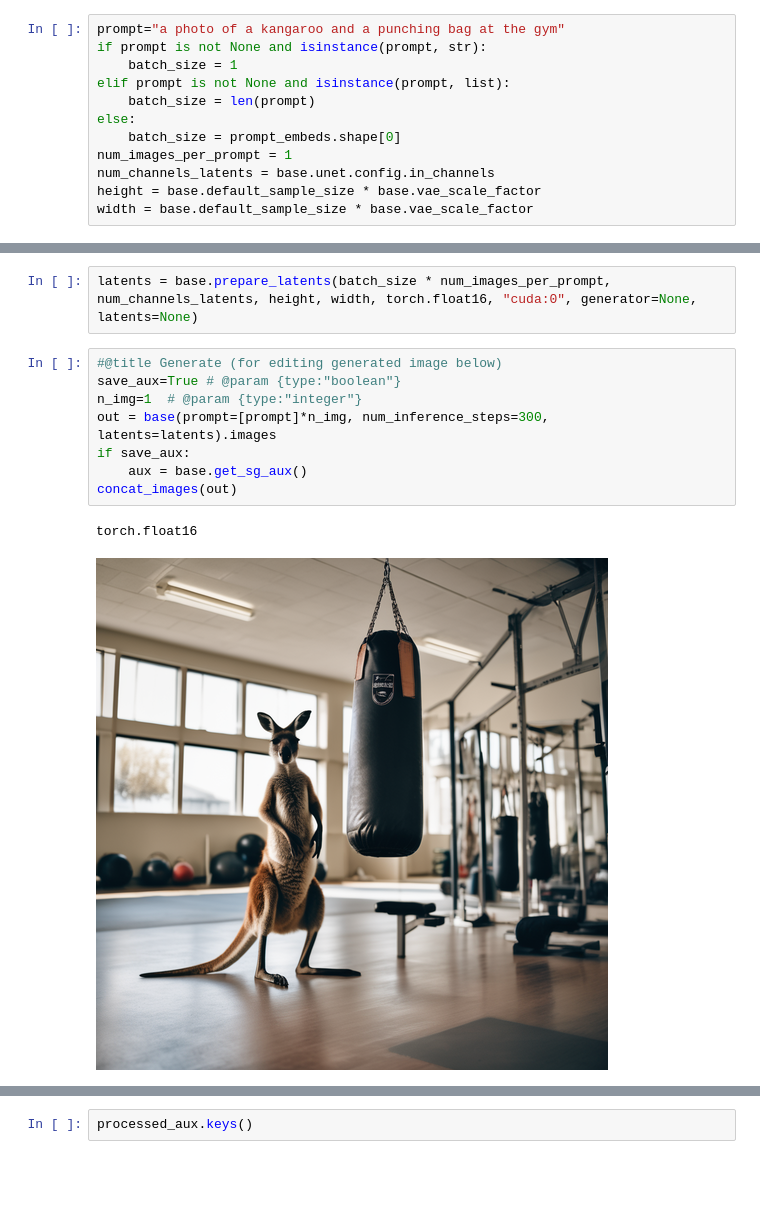
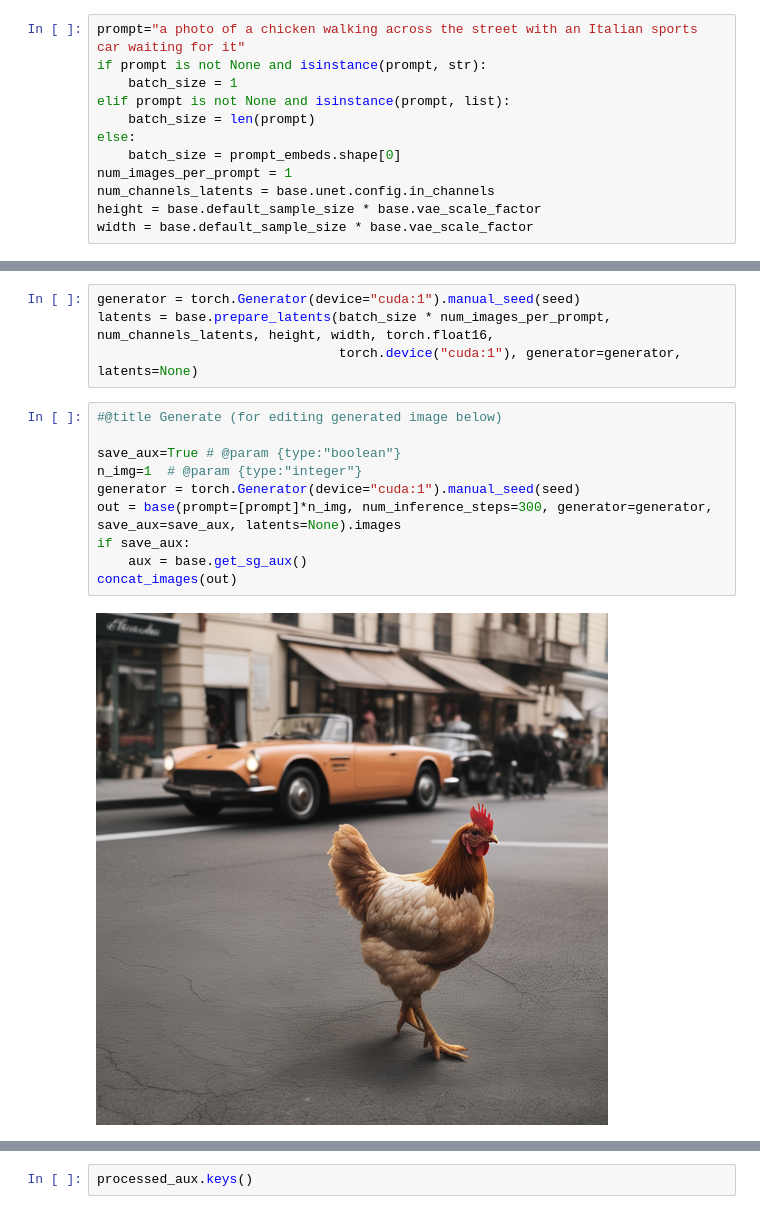
Before and after one commit to Palandr123/ML-project, a Jupyter notebook: Demo.ipynb, the cells around one changed output, grey strips where cells are left out. Saved outputs shown, nothing was run; the diff lists cells and outputs as text; blank space fills up the shorter version.

```diff
--- a/Demo.ipynb
+++ b/Demo.ipynb
@@ -623,5 +315,5 @@ Using DDPM as scheduler.
 # %%
-prompt="a photo of a kangaroo and a punching bag at the gym"
+prompt="a photo of a chicken walking across the street with an Italian sports car waiting for it"
 if prompt is not None and isinstance(prompt, str):
     batch_size = 1
 elif prompt is not None and isinstance(prompt, list):
@@ -642,16 +335,19 @@ np.random.seed(0)
 # %%
-latents = base.prepare_latents(batch_size * num_images_per_prompt, num_channels_latents, height, width, torch.float16, "cuda:0", generator=None, latents=None)
+generator = torch.Generator(device="cuda:1").manual_seed(seed)
+latents = base.prepare_latents(batch_size * num_images_per_prompt, num_channels_latents, height, width, torch.float16,
+                               torch.device("cuda:1"), generator=generator, latents=None)
 # %%
 #@title Generate (for editing generated image below)
+
 save_aux=True # @param {type:"boolean"}
 n_img=1  # @param {type:"integer"}
-out = base(prompt=[prompt]*n_img, num_inference_steps=300, latents=latents).images
+generator = torch.Generator(device="cuda:1").manual_seed(seed)
+out = base(prompt=[prompt]*n_img, num_inference_steps=300, generator=generator, save_aux=save_aux, latents=None).images
 if save_aux:
     aux = base.get_sg_aux()
 concat_images(out)
 # %% [output]
-torch.float16
-[figure, old version]
+[figure, new version]
 # %%
 #@title Generate with self-guidance
 save_aux=False
```
Also changed, not shown: parts of 7 cells of this notebook, 1 other file.
